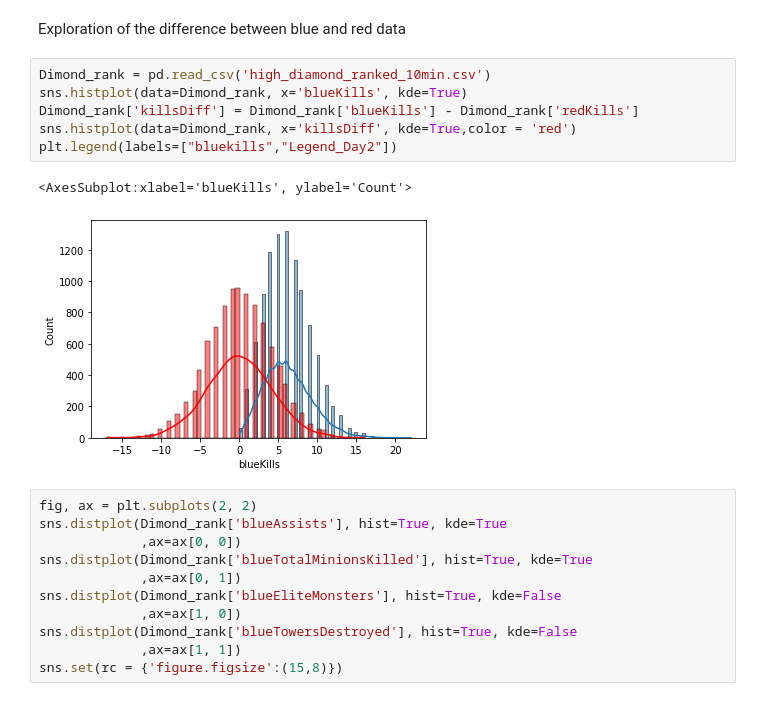
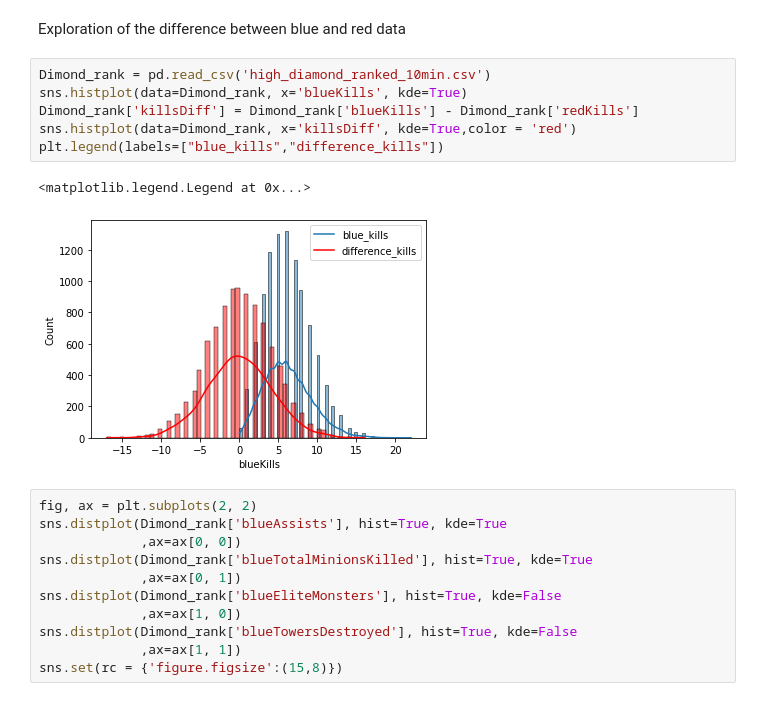
Before and after one commit to COGS118A/Group034-Sp22, a Jupyter notebook: Checkpoint_group034.ipynb, the cells around one changed output. Drawn from its saved outputs; the diff is of its cells as text.

```diff
--- a/Checkpoint_group034.ipynb
+++ b/Checkpoint_group034.ipynb
@@ -224,12 +224,12 @@ Exploration of the difference between blue and red data
 # %%
 Dimond_rank = pd.read_csv('high_diamond_ranked_10min.csv')
 sns.histplot(data=Dimond_rank, x='blueKills', kde=True)
 Dimond_rank['killsDiff'] = Dimond_rank['blueKills'] - Dimond_rank['redKills']
 sns.histplot(data=Dimond_rank, x='killsDiff', kde=True,color = 'red')
-plt.legend(labels=["bluekills","Legend_Day2"])
+plt.legend(labels=["blue_kills","difference_kills"])
 # %% [output]
-<AxesSubplot:xlabel='blueKills', ylabel='Count'>
+<matplotlib.legend.Legend at 0x...>
-[figure, old version]
+[figure, new version]
 # %%
 fig, ax = plt.subplots(2, 2)
 sns.distplot(Dimond_rank['blueAssists'], hist=True, kde=True
```
Also changed, not shown: parts of 27 cells of this notebook.
